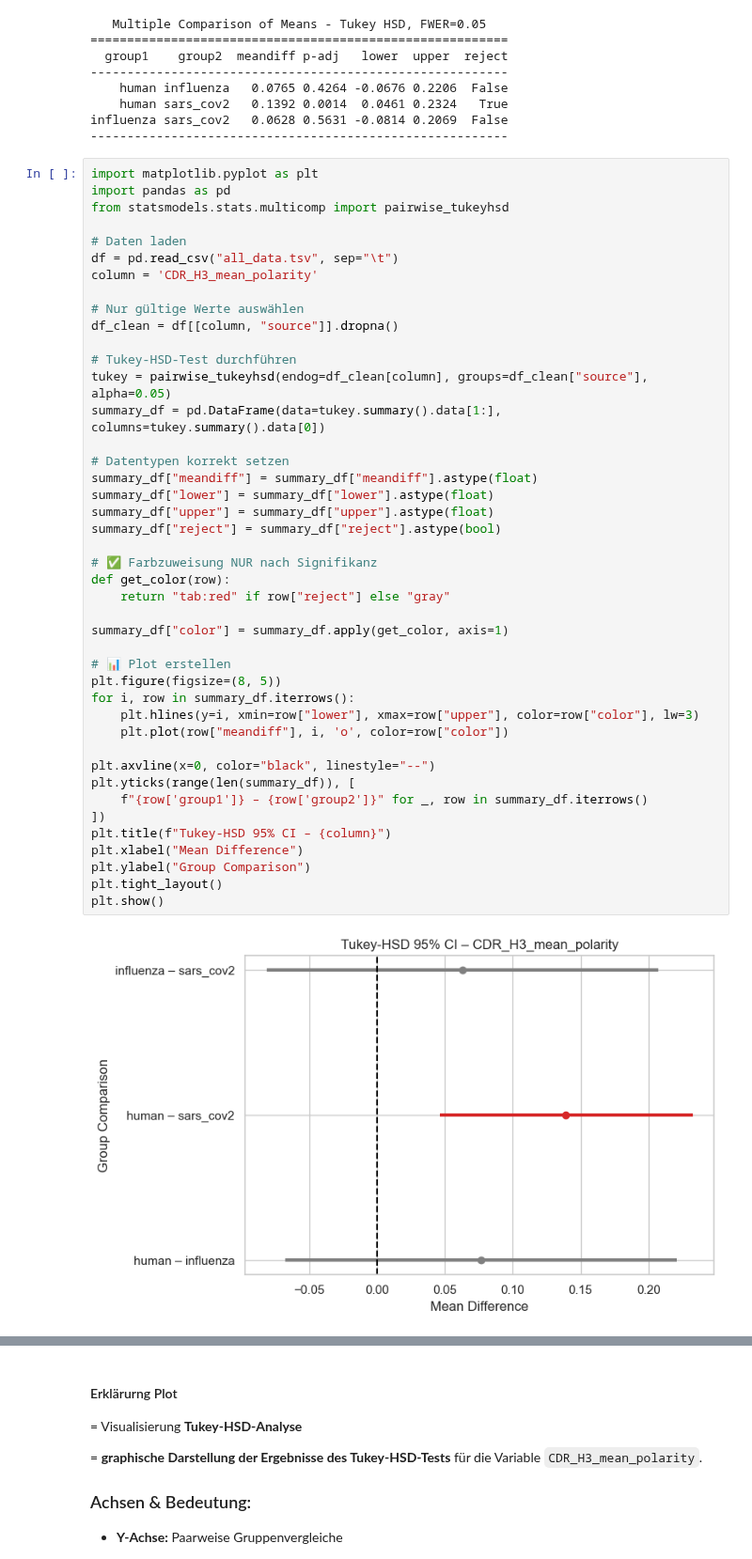
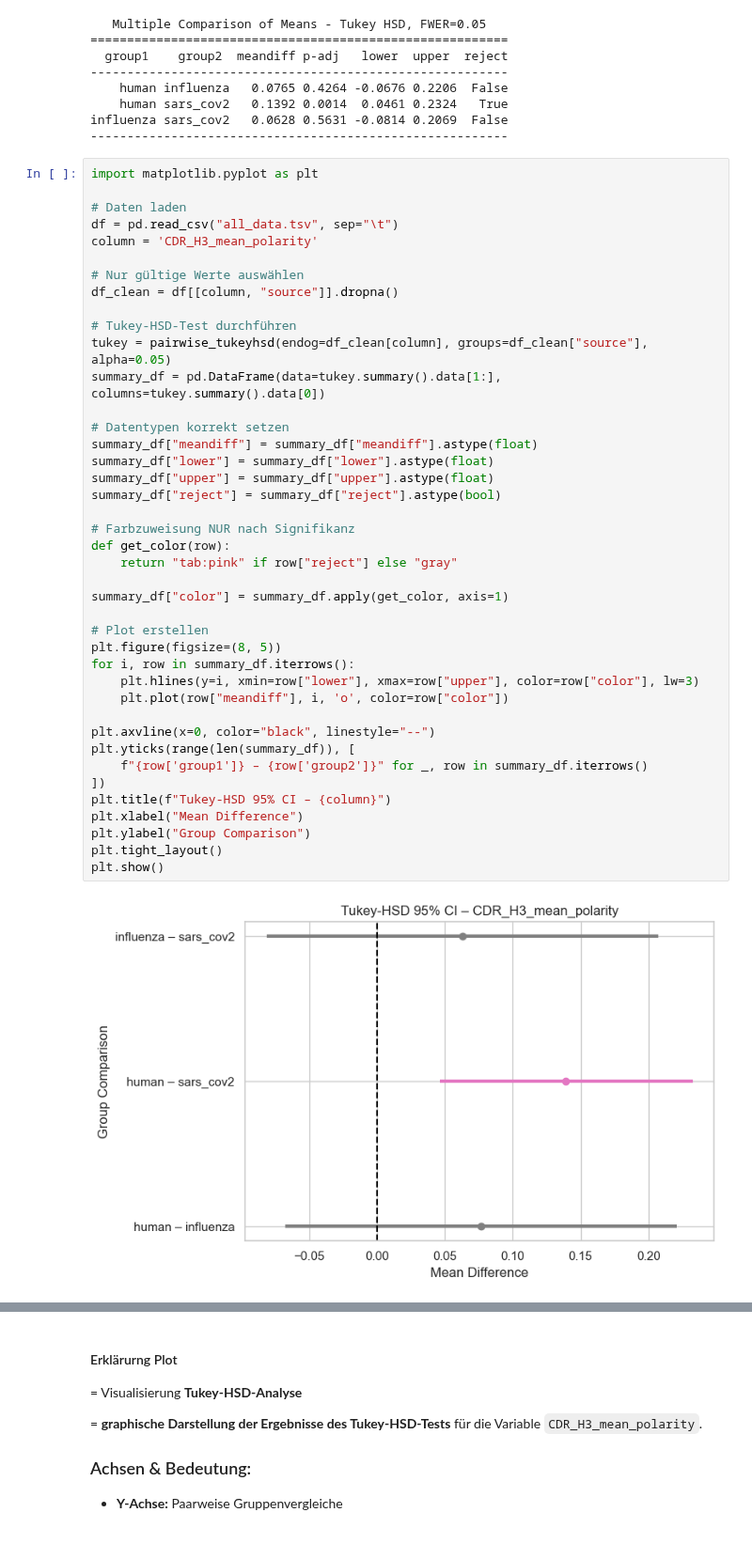
Before and after one commit to datascience-2025-group4/group04-team02, a Jupyter notebook: dataanalysis/04_compare_all.ipynb, the cells around one changed output, grey strips where cells are left out. Shown at 94% size. Cells and saved outputs as stored; diff of their text form.

```diff
--- a/dataanalysis/04_compare_all.ipynb
+++ b/dataanalysis/04_compare_all.ipynb
@@ -90,8 +82,6 @@ influenza sars_cov2   0.0628 0.5631 -0.0814 0.2069  False
 ---------------------------------------------------------
 # %%
 import matplotlib.pyplot as plt
-import pandas as pd
-from statsmodels.stats.multicomp import pairwise_tukeyhsd
 
 # Daten laden
 df = pd.read_csv("all_data.tsv", sep="\t")
@@ -102,34 +92,34 @@ df_clean = df[[column, "source"]].dropna()
 
 # Tukey-HSD-Test durchführen
 tukey = pairwise_tukeyhsd(endog=df_clean[column], groups=df_clean["source"], alpha=0.05)
 summary_df = pd.DataFrame(data=tukey.summary().data[1:], columns=tukey.summary().data[0])
 
 # Datentypen korrekt setzen
 summary_df["meandiff"] = summary_df["meandiff"].astype(float)
 summary_df["lower"] = summary_df["lower"].astype(float)
 summary_df["upper"] = summary_df["upper"].astype(float)
 summary_df["reject"] = summary_df["reject"].astype(bool)
 
-# ✅ Farbzuweisung NUR nach Signifikanz
+# Farbzuweisung NUR nach Signifikanz
 def get_color(row):
-    return "tab:red" if row["reject"] else "gray"
+    return "tab:pink" if row["reject"] else "gray"
 
 summary_df["color"] = summary_df.apply(get_color, axis=1)
 
-# 📊 Plot erstellen
+# Plot erstellen
 plt.figure(figsize=(8, 5))
 for i, row in summary_df.iterrows():
     plt.hlines(y=i, xmin=row["lower"], xmax=row["upper"], color=row["color"], lw=3)
     plt.plot(row["meandiff"], i, 'o', color=row["color"])
 
 plt.axvline(x=0, color="black", linestyle="--")
 plt.yticks(range(len(summary_df)), [
     f"{row['group1']} – {row['group2']}" for _, row in summary_df.iterrows()
 ])
 plt.title(f"Tukey-HSD 95% CI – {column}")
 plt.xlabel("Mean Difference")
 plt.ylabel("Group Comparison")
 plt.tight_layout()
 plt.show()
 # %% [output]
-[figure, old version]
+[figure, new version]
```
Also changed, not shown: parts of 26 cells of this notebook, 2 other files.
